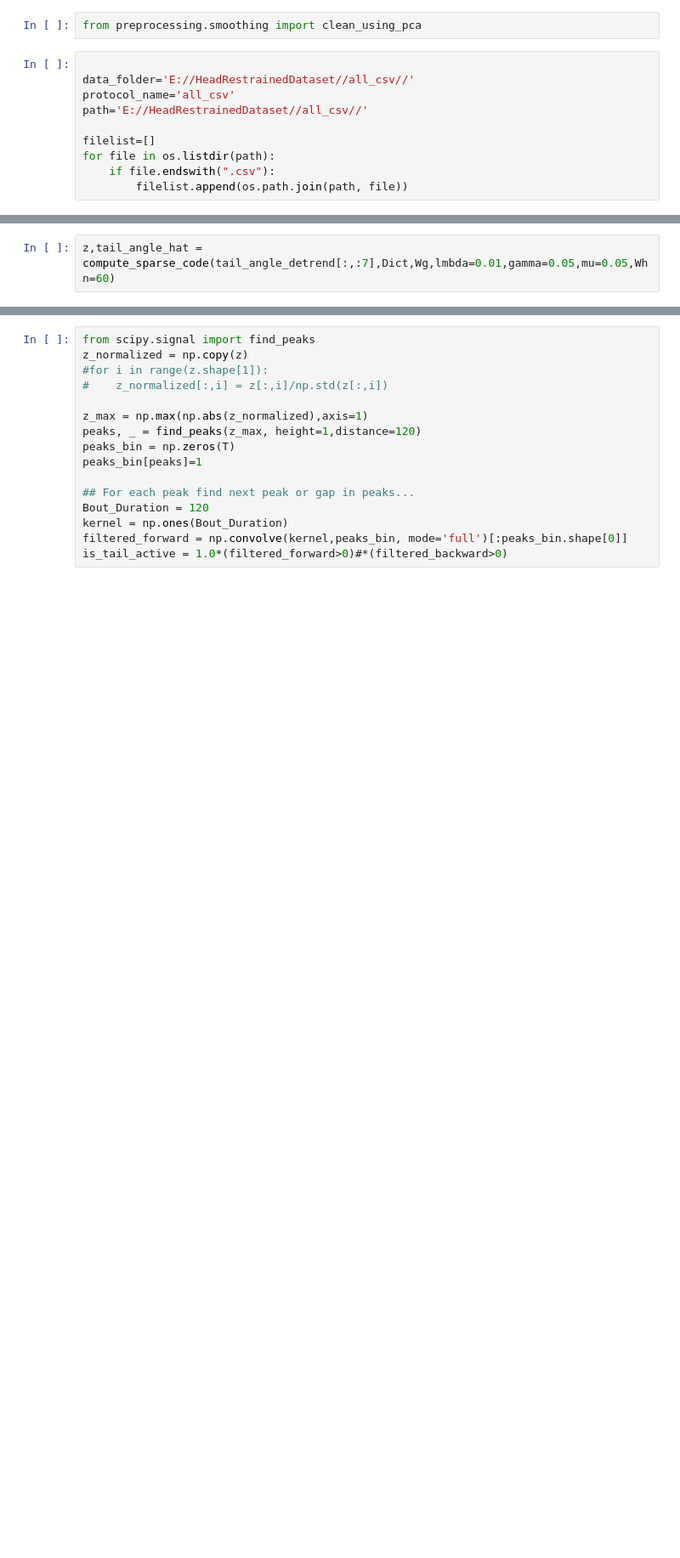
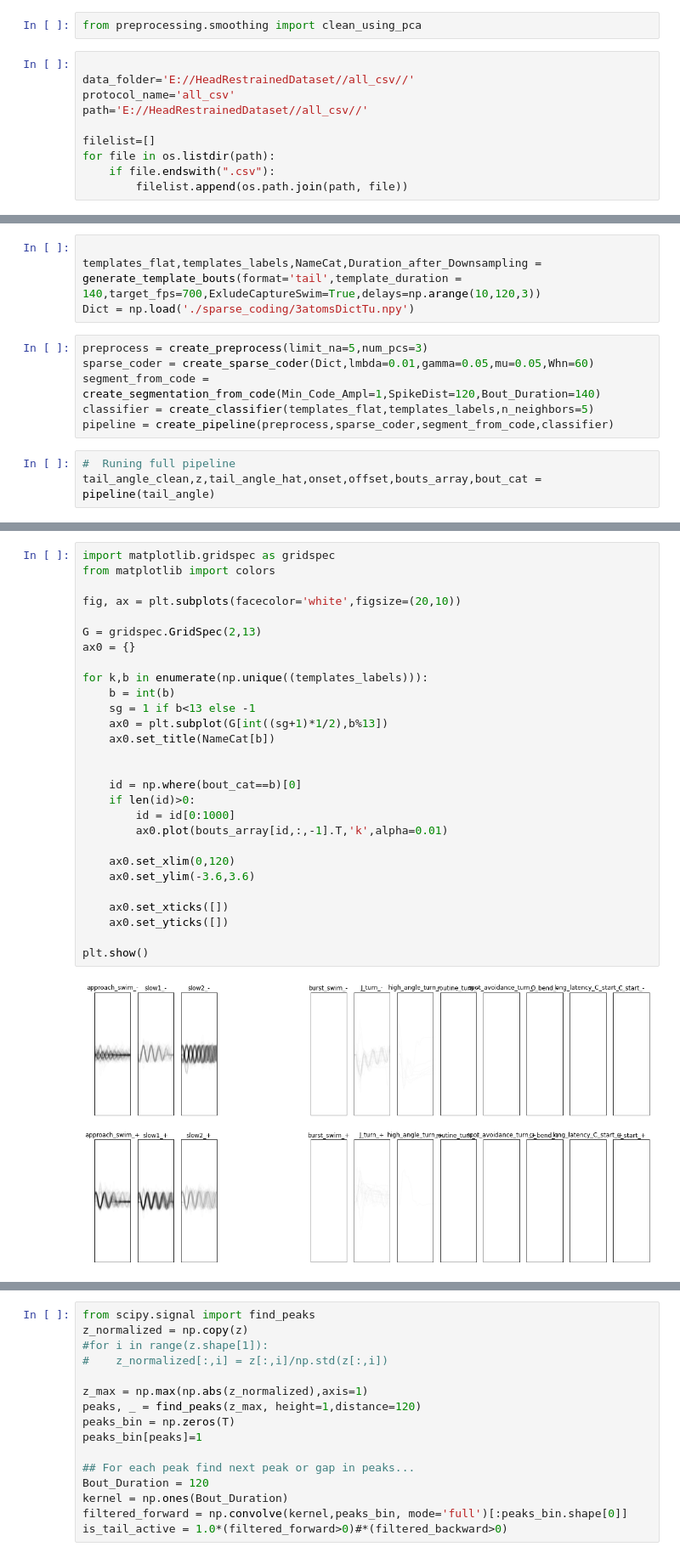
Before and after one commit to orger-lab/megabouts, a Jupyter notebook: megabouts/head_restrained_pipeline.ipynb, the cells around one changed output, grey strips where cells are left out. Shown at 85% size. Cells and saved outputs as stored; diff of their text form; blank space fills up the shorter version.

Commit message:
Head Restrained Pipeline ready to be tested

```diff
--- a/megabouts/head_restrained_pipeline.ipynb
+++ b/megabouts/head_restrained_pipeline.ipynb
@@ -95,2 +50,0 @@ from sparse_coding.sparse_coding import compute_sparse_code
-# %%
-z,tail_angle_hat = compute_sparse_code(tail_angle_detrend[:,:7],Dict,Wg,lmbda=0.01,gamma=0.05,mu=0.05,Whn=60)
@@ -127,0 +74,13 @@ plt.show()
+# %%
+
+templates_flat,templates_labels,NameCat,Duration_after_Downsampling = generate_template_bouts(format='tail',template_duration = 140,target_fps=700,ExludeCaptureSwim=True,delays=np.arange(10,120,3))
+Dict = np.load('./sparse_coding/3atomsDictTu.npy')
+# %%
+preprocess = create_preprocess(limit_na=5,num_pcs=3)
+sparse_coder = create_sparse_coder(Dict,lmbda=0.01,gamma=0.05,mu=0.05,Whn=60)
+segment_from_code = create_segmentation_from_code(Min_Code_Ampl=1,SpikeDist=120,Bout_Duration=140)
+classifier = create_classifier(templates_flat,templates_labels,n_neighbors=5)
+pipeline = create_pipeline(preprocess,sparse_coder,segment_from_code,classifier)
+# %%
+#  Runing full pipeline
+tail_angle_clean,z,tail_angle_hat,onset,offset,bouts_array,bout_cat = pipeline(tail_angle)
@@ -127,0 +105,30 @@ plt.show()
+# %%
+import matplotlib.gridspec as gridspec
+from matplotlib import colors
+
+fig, ax = plt.subplots(facecolor='white',figsize=(20,10))
+
+G = gridspec.GridSpec(2,13)
+ax0 = {}
+
+for k,b in enumerate(np.unique((templates_labels))):
+    b = int(b)
+    sg = 1 if b<13 else -1
+    ax0 = plt.subplot(G[int((sg+1)*1/2),b%13])
+    ax0.set_title(NameCat[b])
+
+
+    id = np.where(bout_cat==b)[0]
+    if len(id)>0:
+        id = id[0:1000]
+        ax0.plot(bouts_array[id,:,-1].T,'k',alpha=0.01)
+
+    ax0.set_xlim(0,120)
+    ax0.set_ylim(-3.6,3.6)
+
+    ax0.set_xticks([])
+    ax0.set_yticks([])
+
+plt.show()
+# %% [output]
+[figure, added]
```
Also changed, not shown: parts of 78 cells of this notebook, 1 other file.
